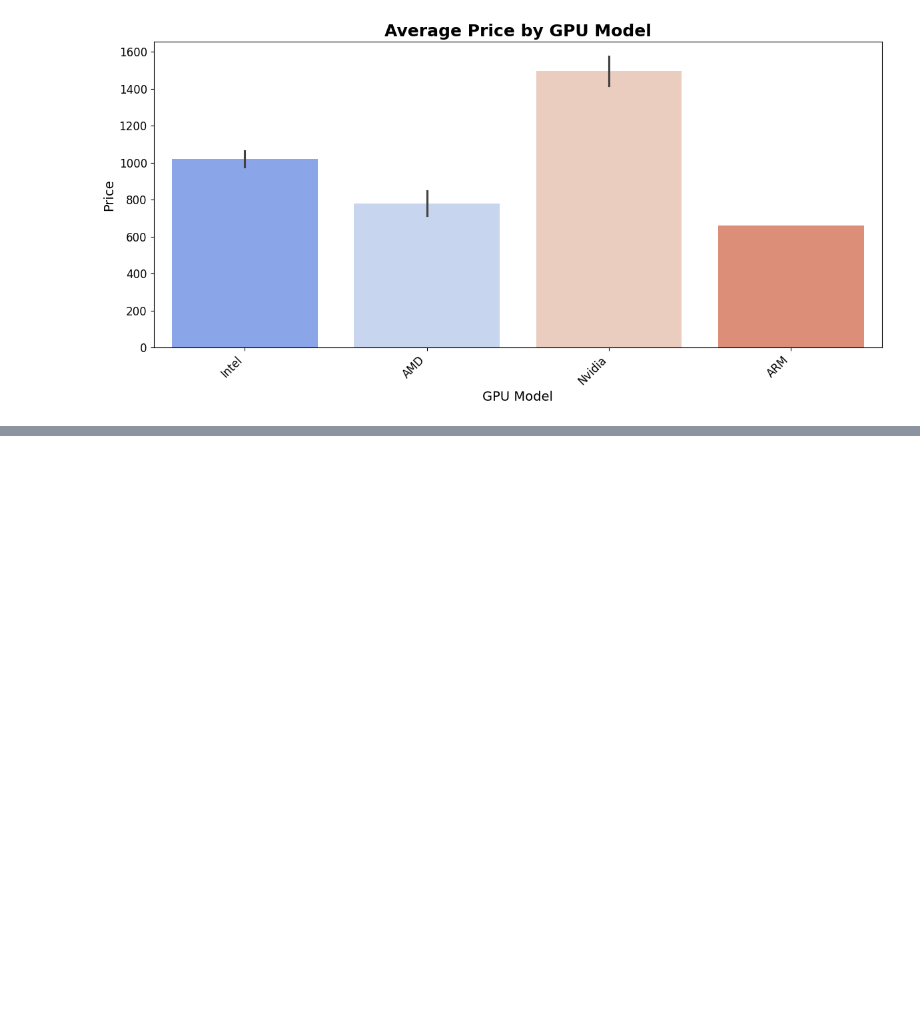
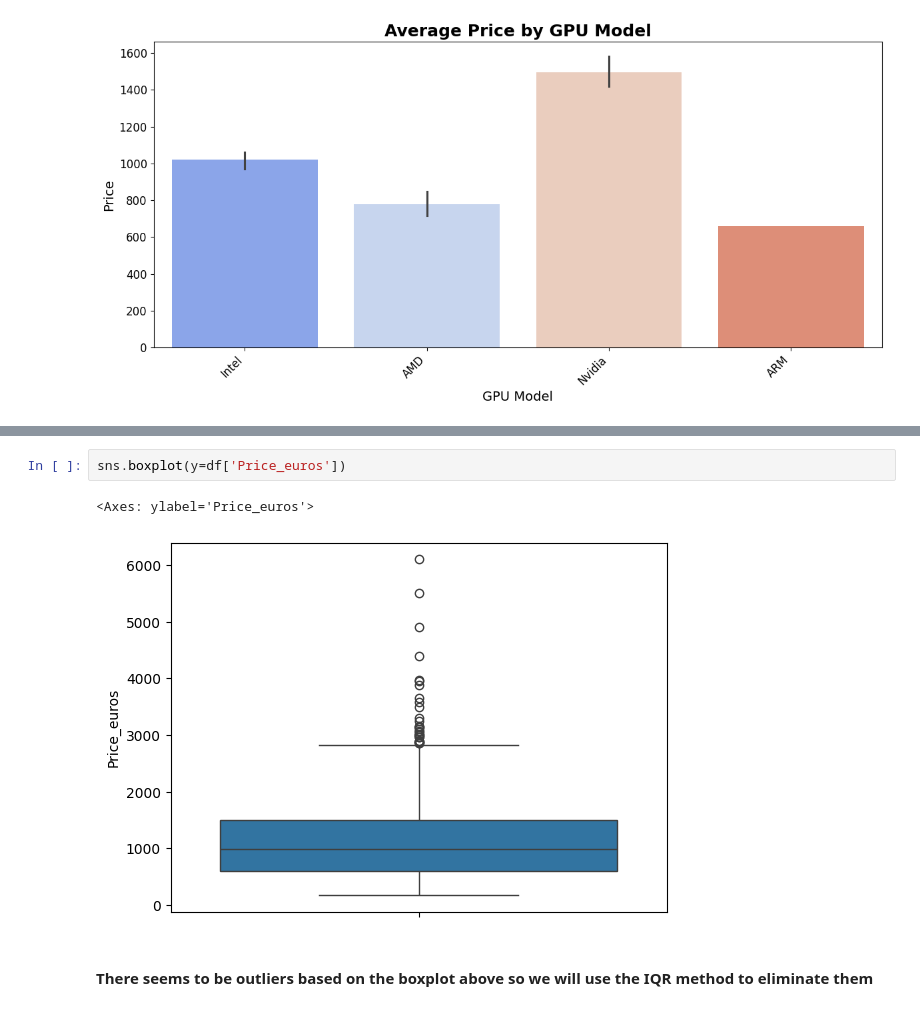
Before and after one commit to Pitou911/laptop-price-prediction, a Jupyter notebook: notebook/EDA.ipynb, the cells around one changed output, grey strips where cells are left out. Cells and saved outputs as stored; diff of their text form; blank space fills up the shorter version.

```diff
--- a/notebook/EDA.ipynb
+++ b/notebook/EDA.ipynb
@@ -395,0 +460,7 @@ plt.show()
+# %%
+sns.boxplot(y=df['Price_euros'])
+# %% [output]
+<Axes: ylabel='Price_euros'>
+[figure, added]
+# %% [markdown]
+#### There seems to be outliers based on the boxplot above so we will use the IQR method to eliminate them
```
Also changed, not shown: parts of 10 cells of this notebook.
